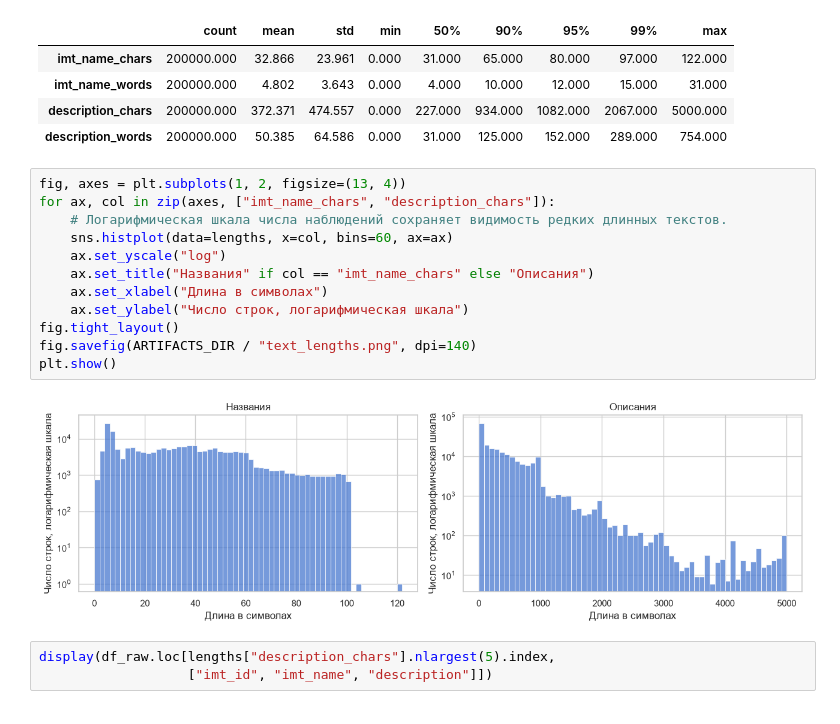
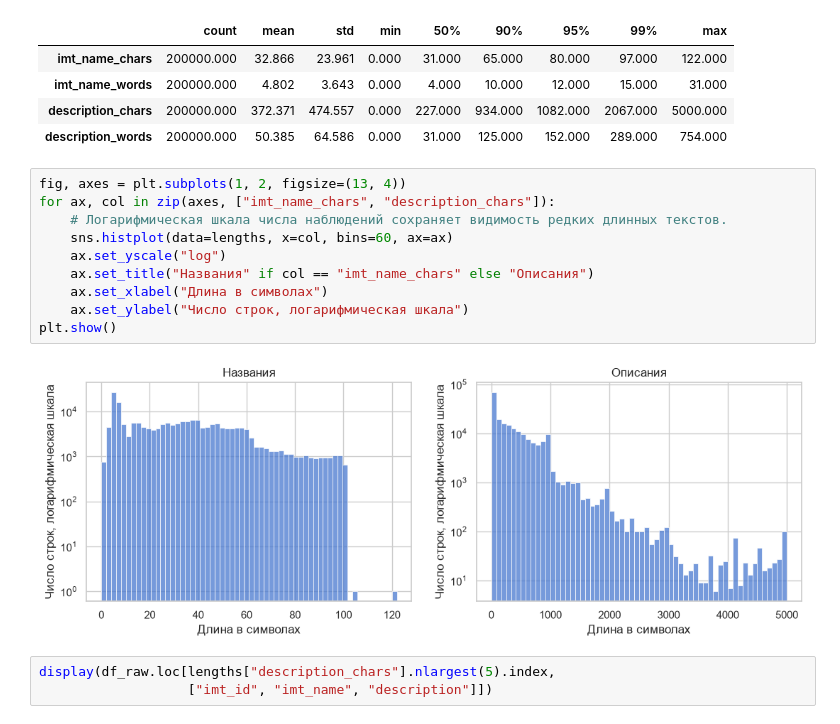
Before and after one commit to danat7075/CalmFruits_recommendation_system, a Jupyter notebook: semantic_search_project.ipynb, the cells around one changed output. Saved outputs shown, nothing was run; the diff lists cells and outputs as text.

```diff
--- a/semantic_search_project.ipynb
+++ b/semantic_search_project.ipynb
@@ -501,17 +510,15 @@ display(lengths.describe(percentiles=[0.5, 0.9, 0.95, 0.99]).T)
 # %%
 fig, axes = plt.subplots(1, 2, figsize=(13, 4))
 for ax, col in zip(axes, ["imt_name_chars", "description_chars"]):
     # Логарифмическая шкала числа наблюдений сохраняет видимость редких длинных текстов.
     sns.histplot(data=lengths, x=col, bins=60, ax=ax)
     ax.set_yscale("log")
     ax.set_title("Названия" if col == "imt_name_chars" else "Описания")
     ax.set_xlabel("Длина в символах")
     ax.set_ylabel("Число строк, логарифмическая шкала")
-fig.tight_layout()
-fig.savefig(ARTIFACTS_DIR / "text_lengths.png", dpi=140)
 plt.show()
 # %% [output]
-[figure, old version]
+[figure, new version]
 # %%
 display(df_raw.loc[lengths["description_chars"].nlargest(5).index,
                    ["imt_id", "imt_name", "description"]])
```
Also changed, not shown: parts of 66 cells of this notebook, 1 other file.
